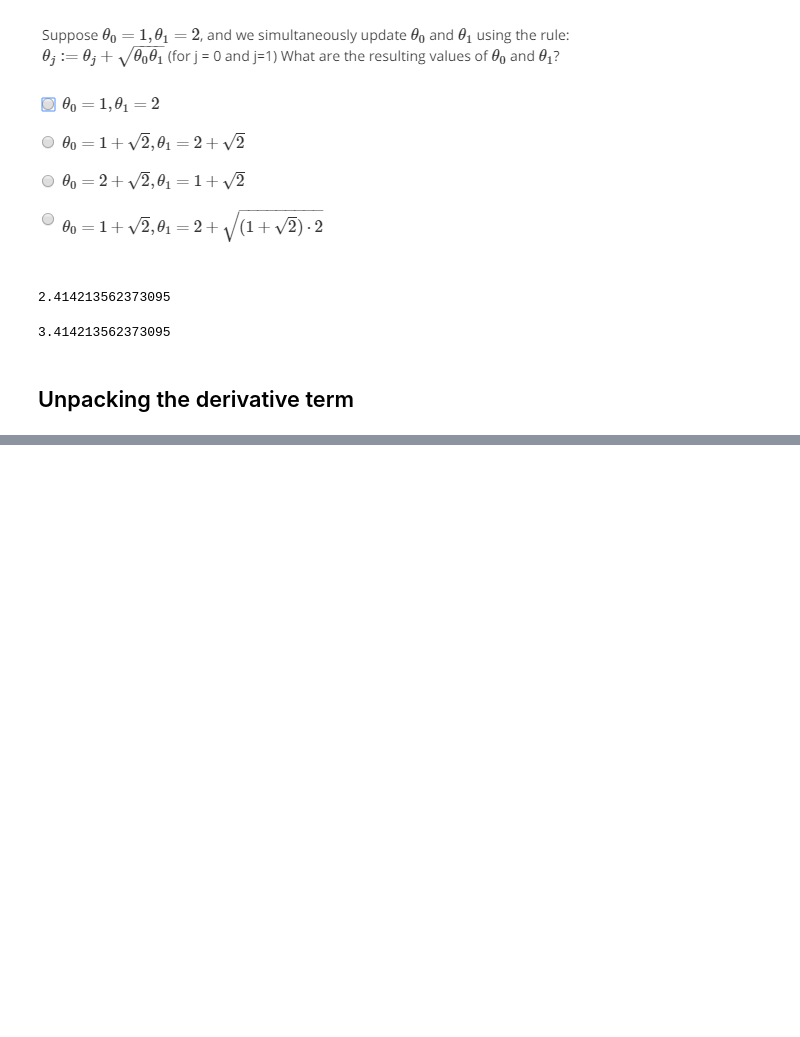
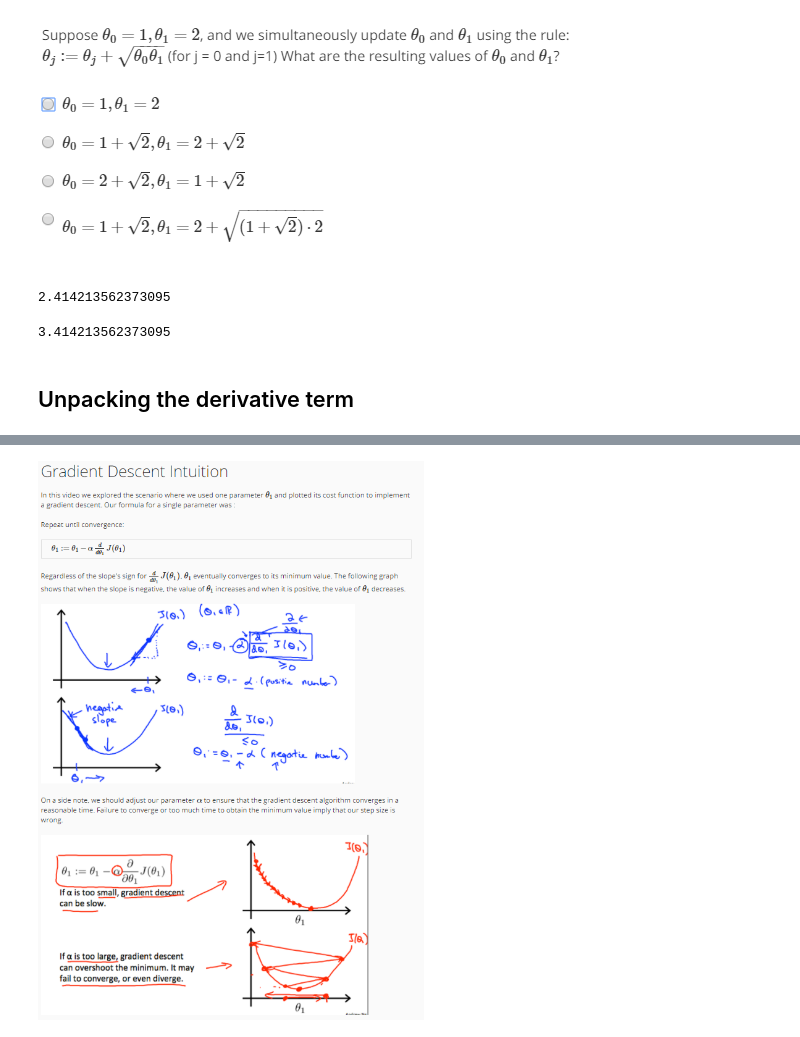
Before and after one commit to louloret/Andrew-NG-Machine-Learning, a Jupyter notebook: Andrew Ng Model and Cost Function Week 1.ipynb, the cells around one changed output, grey strips where cells are left out. Saved outputs shown, nothing was run; the diff lists cells and outputs as text; code cells hidden in the pictures; blank space fills up the shorter version.

```diff
--- a/Andrew Ng Model and Cost Function Week 1.ipynb
+++ b/Andrew Ng Model and Cost Function Week 1.ipynb
@@ -94,0 +99,4 @@ theta_1_update
+# %%
+Image(filename = path + "gradient_descent_intuition.png")
+# %% [output]
+[figure, added]
```
Also changed, not shown: parts of 38 cells of this notebook.
